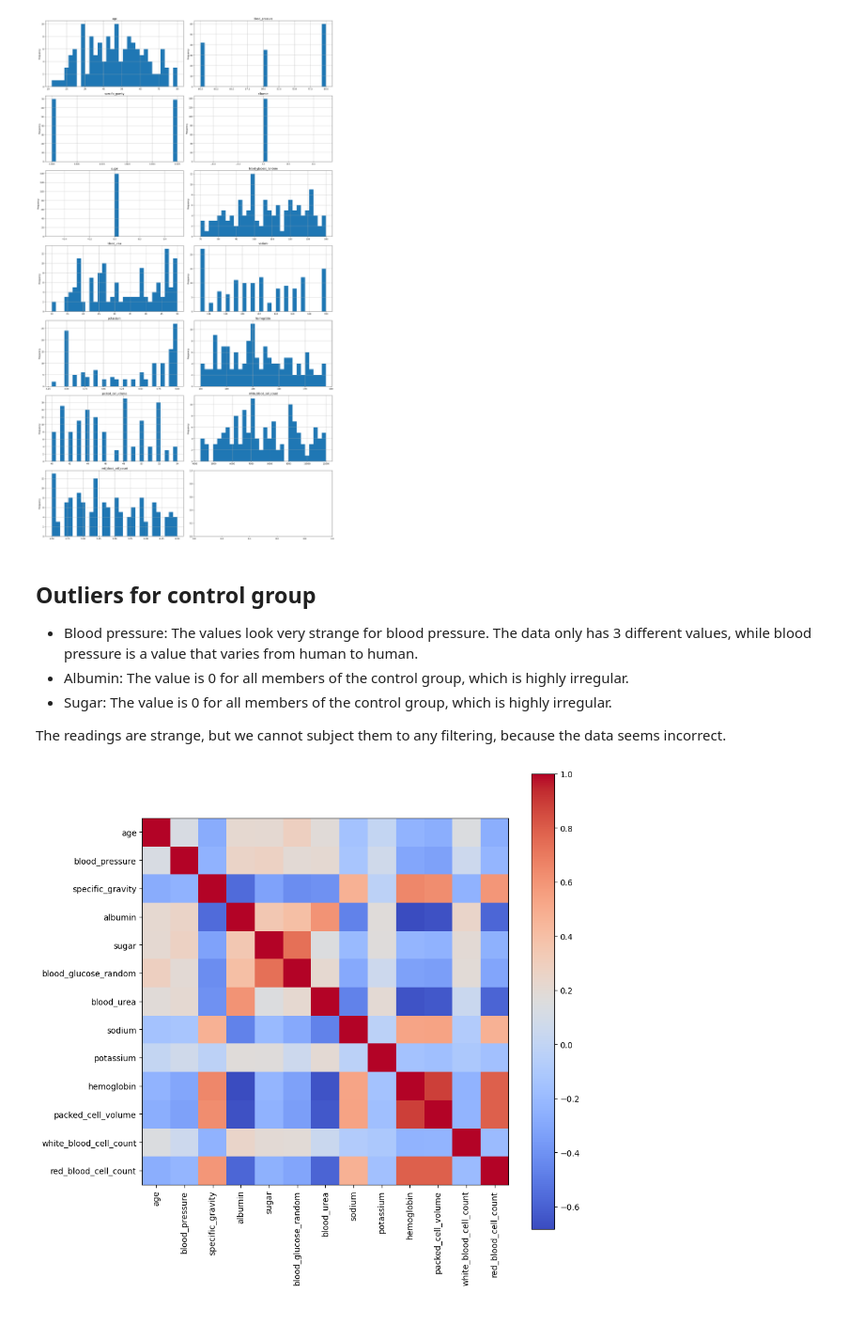
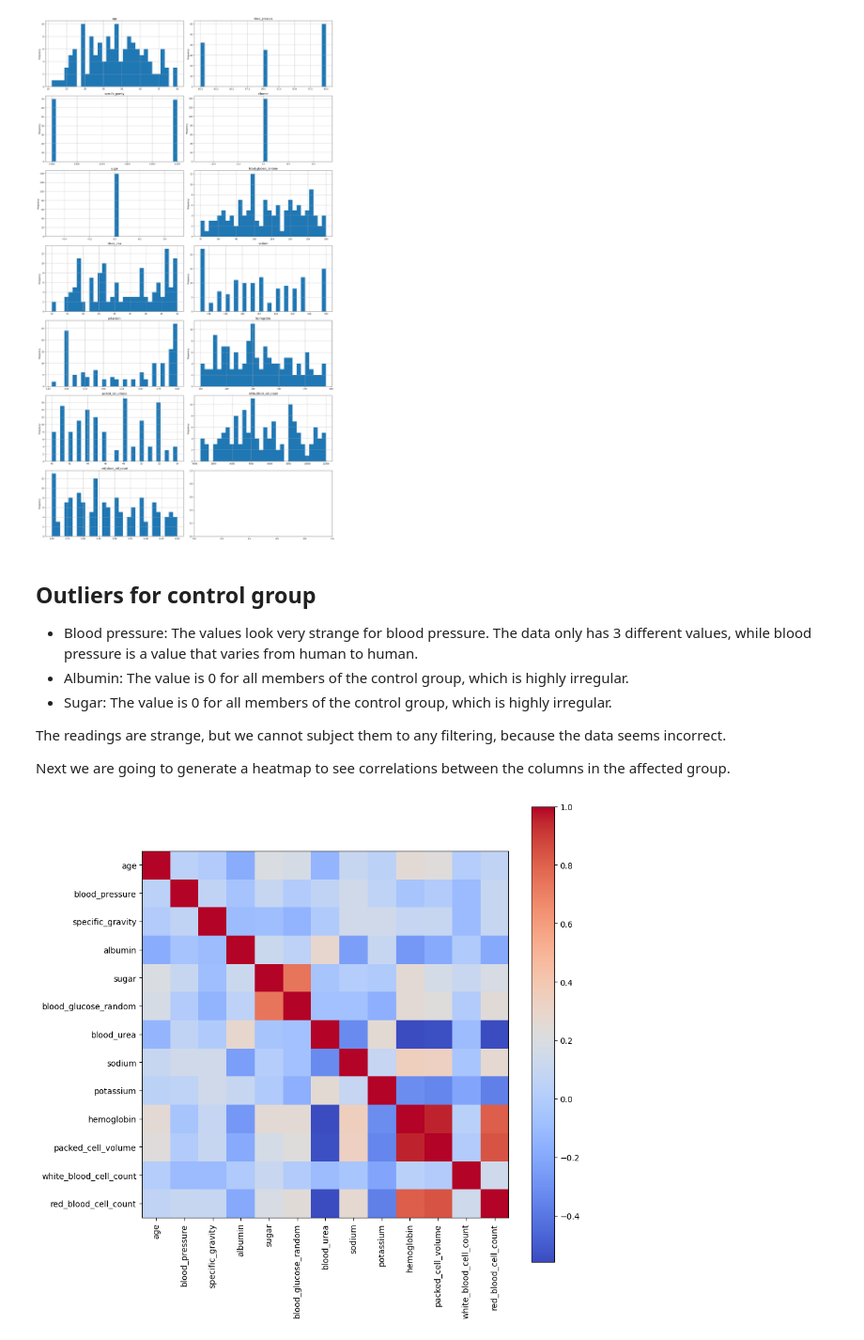
Before and after one commit to kassu11/machine-learning-AMK, a Jupyter notebook: data_preprocessing/ckd.ipynb, the cells around one changed output. Shown at 94% size. Cells and saved outputs as stored; diff of their text form; code cells hidden in the pictures.

```diff
--- a/data_preprocessing/ckd.ipynb
+++ b/data_preprocessing/ckd.ipynb
@@ -228,14 +228,16 @@ analyze_dataframe(df_control)
 - Sugar: The value is 0 for all members of the control group, which is highly irregular.
 
 The readings are strange, but we cannot subject them to any filtering, because the data seems incorrect.
+
+Next we are going to generate a heatmap to see correlations between the columns in the affected group.
 # %%
-corr = df.drop(columns=['class']).corr()
+corr = df_affected.drop(columns=['class']).corr()
 corr
 plt.figure(figsize=(10, 10))
 plt.imshow(corr, cmap='coolwarm', interpolation='none')
 plt.colorbar()
 plt.xticks(range(len(corr)), corr.columns, rotation=90)
 plt.yticks(range(len(corr)), corr.columns)
 plt.show()
 # %% [output]
-[figure, old version]
+[figure, new version]
```
Also changed, not shown: parts of 4 cells of this notebook.
